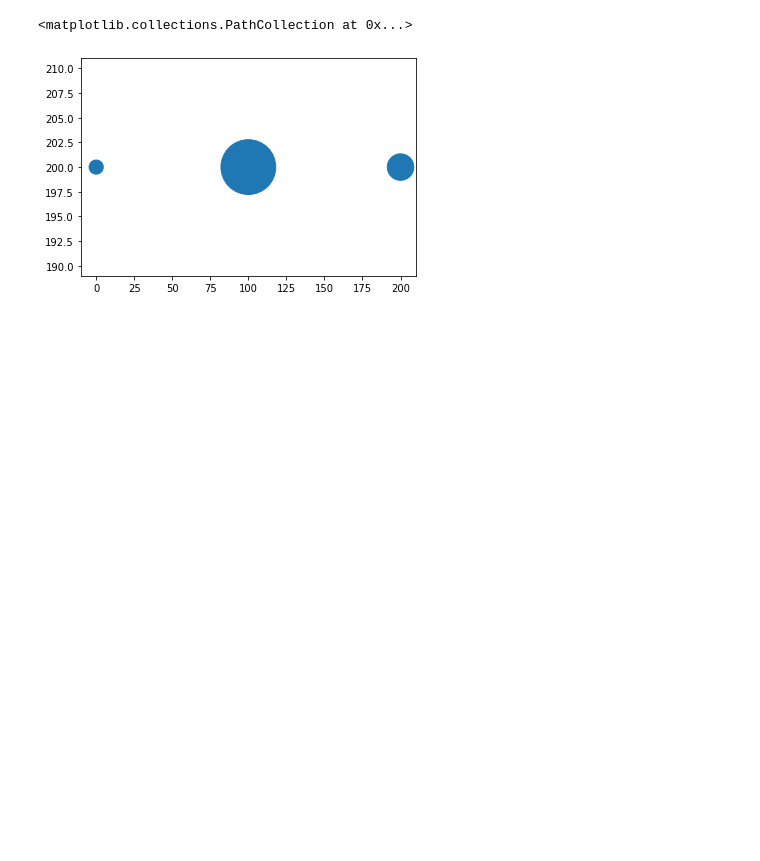
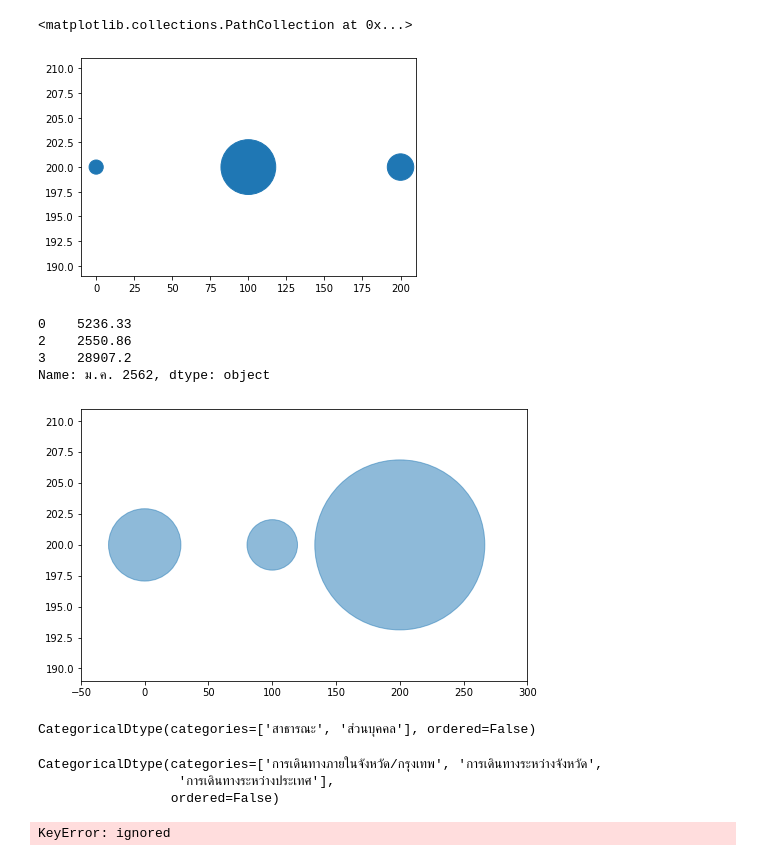
Before and after one commit to Suchirapon/data_viz, a Jupyter notebook: Visualize_Data_Distribution(02).ipynb, the cells around one changed output. Drawn from its saved outputs; the diff is of its cells as text; code cells hidden in the pictures; blank space fills up the shorter version.

```diff
--- a/Visualize_Data_Distribution(02).ipynb
+++ b/Visualize_Data_Distribution(02).ipynb
@@ -219,0 +223,14 @@ plt.scatter([0,100,200],[200,200,200],s=[200,3000,700])
+# %%
+0.001*data_drop.iloc[:3,6]
+# %% [output]
+0    5236.33
+2    2550.86
+3    28907.2
+Name: ม.ค. 2562, dtype: object
+# %%
+matplotlib.rcParams['figure.figsize']=[8,5]
+# %%
+plt.scatter([0,100,200],[200,200,200],s=list(0.001*data_drop.iloc[:3,6]),alpha=0.5)
+plt.xlim((-50,300)); #หลุดกรอบในแนวแกน x ใช้ .xlim กำหนดให้จุดอยู่ในกรอบ
+# %% [output]
+[figure, added]
@@ -219,0 +239,4 @@ plt.scatter([0,100,200],[200,200,200],s=[200,3000,700])
+# %%
+data_piv.dtypes
+# %% [output]
+CategoricalDtype(categories=['สาธารณะ', 'ส่วนบุคคล'], ordered=False)
@@ -219,0 +245,11 @@ plt.scatter([0,100,200],[200,200,200],s=[200,3000,700])
+# %%
+data_tra.dtypes
+# %% [output]
+CategoricalDtype(categories=['การเดินทางภายในจังหวัด/กรุงเทพ', 'การเดินทางระหว่างจังหวัด',
+                  'การเดินทางระหว่างประเทศ'],
+                 ordered=False)
+# %%
+data_month = data_drop['เม.ย. 2562']
+data_month
+# %% [output]
+KeyError: ignored
```
Also changed, not shown: parts of 18 cells of this notebook.
